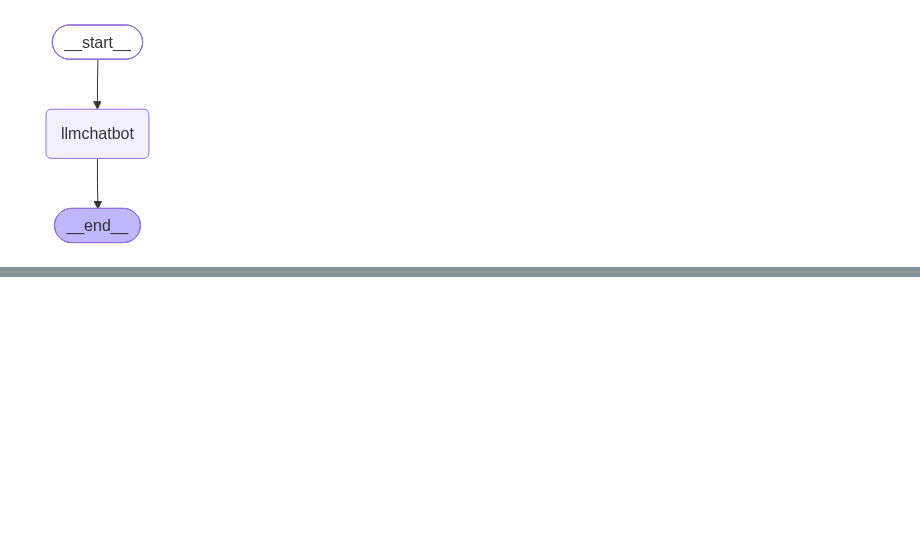
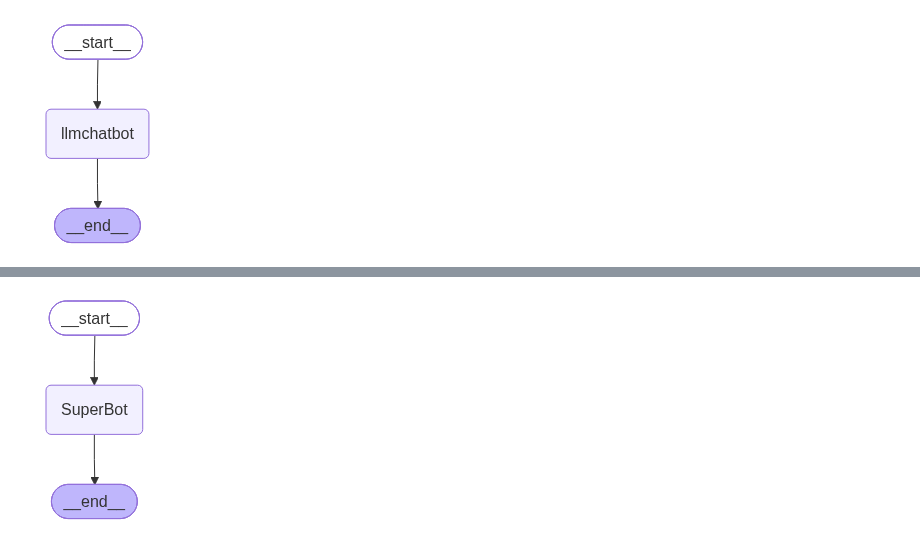
Before and after one commit to Anto-87/Enterprise_AI_Engineer_RoadMap, a Jupyter notebook: 06-AgenticLanggraph/01-BasicChatbot/basicchatbot.ipynb, the cells around one changed output, grey strips where cells are left out. Cells and saved outputs as stored; diff of their text form; code cells hidden in the pictures; blank space fills up the shorter version.

```diff
--- a/06-AgenticLanggraph/01-BasicChatbot/basicchatbot.ipynb
+++ b/06-AgenticLanggraph/01-BasicChatbot/basicchatbot.ipynb
@@ -85,0 +367,16 @@ Hello! 👋 How can I help you today?
+# %%
+def superbot(state:State):
+    return {"messages":[llm.invoke(state['messages'])]}
+# %%
+graph = StateGraph(State)
+
+graph.add_node("SuperBot",superbot)
+
+graph.add_edge(START,"SuperBot")
+graph.add_edge("SuperBot",END)
+
+graph_builder = graph.compile(checkpointer=memory)
+
+graph_builder
+# %% [output]
+[figure, added]
```
Also changed, not shown: parts of 37 cells of this notebook, 3 other files.
